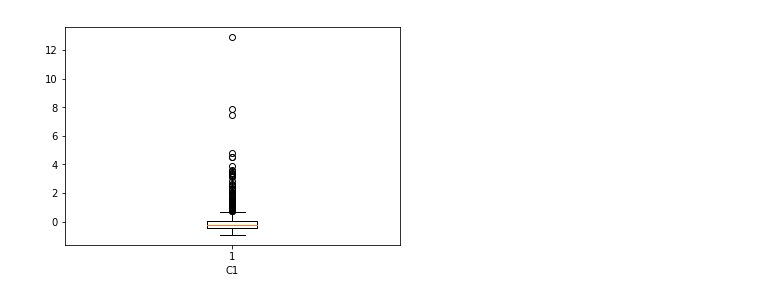
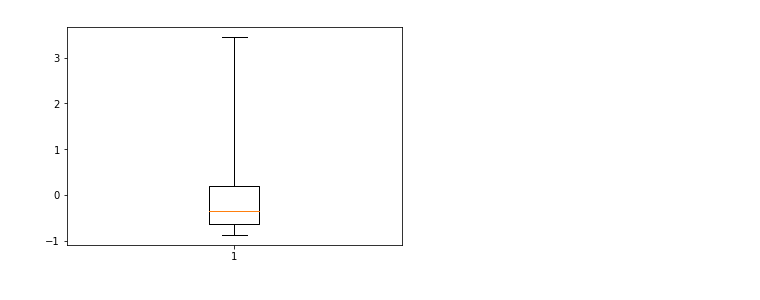
Before and after one commit to BA545-SP2019/2019-competition1-kerry-alex-and-mike, a Jupyter notebook: pipeline2/p2_zscore.ipynb, the cells around one changed output. Drawn from its saved outputs; the diff is of its cells as text; code cells hidden in the pictures.

```diff
--- a/pipeline2/p2_zscore.ipynb
+++ b/pipeline2/p2_zscore.ipynb
@@ -3,7 +3,7 @@ import numpy as np
 import pandas as pd
 import matplotlib.pyplot as plt
 # %%
-# read file
-dfx = pd.read_csv('csv_files/x.csv', index_col=0)
+# read cvs file
+dfx = pd.read_csv('../csv_files/p2stdev.csv', index_col=0)
 dfx.head()
 # %% [output]
@@ -30,0 +28,4 @@ dfx.describe()
+# %%
+# drop binary variables from dfx dataframe
+dfx = dfx.drop(labels=['C2', 'C3p'],axis=1)
+dfx.head()
@@ -101,6 +115,5 @@ plt.show()
 # %%
-plt.boxplot(dfxstandard['C1'])
-plt.xlabel('C1')
+plt.boxplot(dfxstandard['C3'], whis='range')
 plt.show()
 # %% [output]
-[figure, old version]
+[figure, new version]
```
Also changed, not shown: parts of 37 cells of this notebook, 6 other files.
